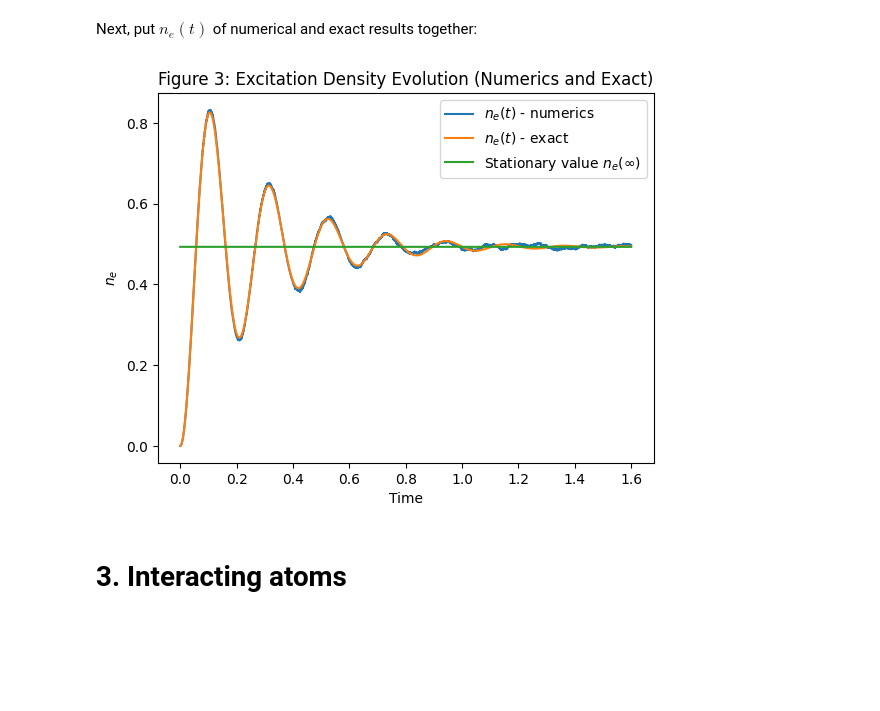
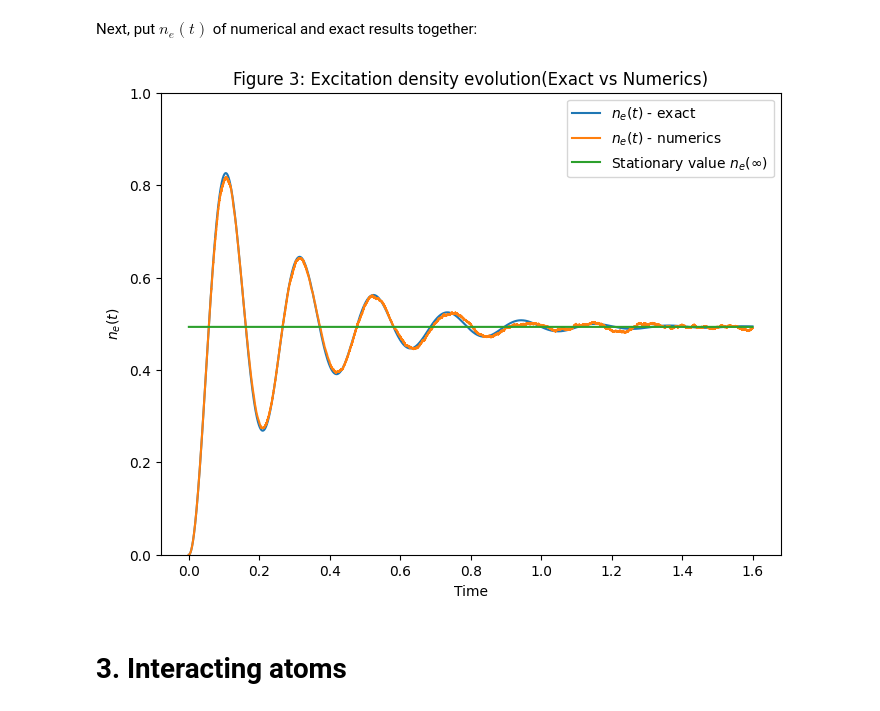
Before and after one commit to JSKao/Computational-Quantum-Many-Body-Physics, a Jupyter notebook: QJMC.ipynb, the cells around one changed output. Drawn from its saved outputs; the diff is of its cells as text; code cells hidden in the pictures; blank space fills up the shorter version.

```diff
--- a/QJMC.ipynb
+++ b/QJMC.ipynb
@@ -243,17 +116,11 @@ plt.show()
 <a id="Figure3"></a>
 # %% [markdown]
 Next, put $n_{e}(t)$ of numerical and exact results together:
-# %%
-plt.plot(time_values, ne_avg1[0], label=r'$n_{e}(t)$ - numerics')
-plt.plot(time_values, n_e_exact_values, label=r'$n_{e}(t)$ - exact')
-plt.plot(time_values, n_e_infty_values, label=r'Stationary value $n_e(\infty)$')
-plt.title('Figure 3: Excitation Density Evolution (Numerics and Exact)')
-plt.xlabel('Time')
-plt.ylabel(r'$n_{e}$')
-plt.legend()
-plt.show()
-# %% [output]
-[figure, removed]
+# %%
+ne_comparison = [ne_exact_twoLevelSystem, ne_avg_twoLevelSystem, ne_infty_twoLevelSystem]
+plot_excitation_density(time_values_twoLevelSystem, ne_comparison, 'Figure 3: Excitation density evolution(Exact vs Numerics)', 1)
+# %% [output]
+[figure, added]
 # %% [markdown]
 # 3. Interacting atoms
 # %%
```
Also changed, not shown: parts of 69 cells of this notebook.
